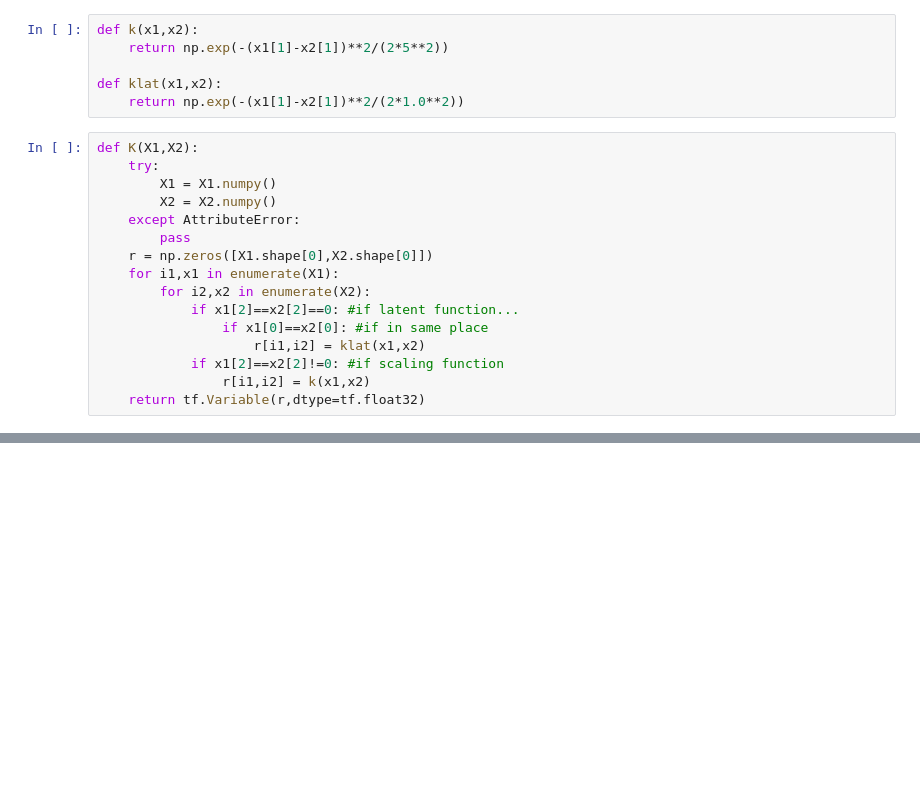
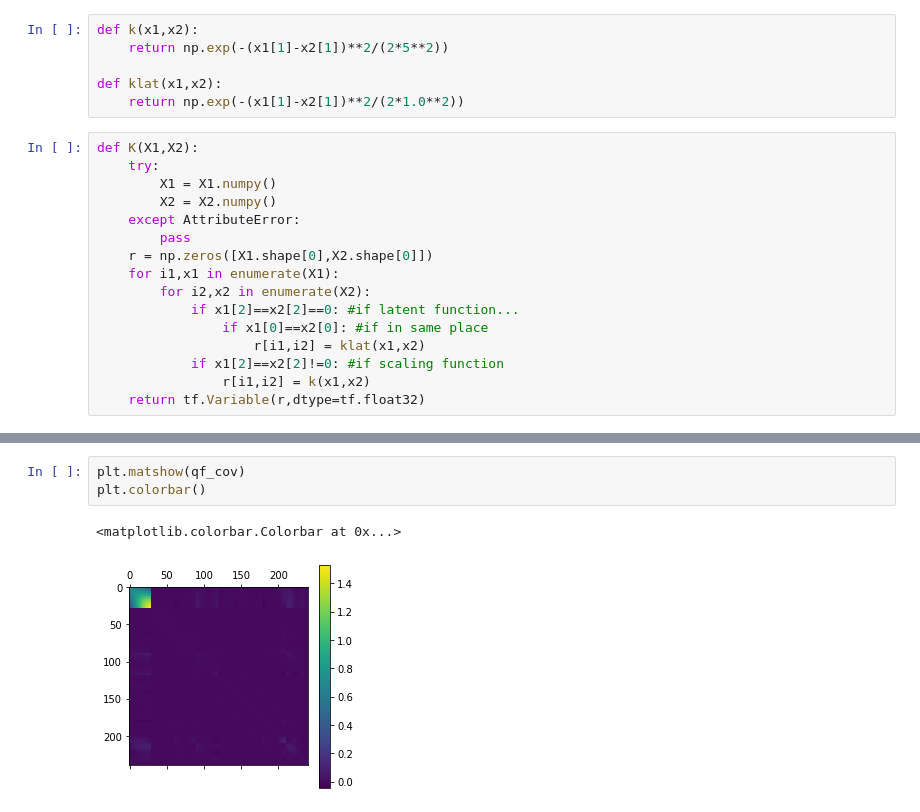
Before and after one commit to lionfish0/experimentation, a Jupyter notebook: VI From math to code-Done-different kernels.ipynb, the cells around one changed output, grey strips where cells are left out. Drawn from its saved outputs; the diff is of its cells as text; blank space fills up the shorter version.

```diff
--- a/VI From math to code-Done-different kernels.ipynb
+++ b/VI From math to code-Done-different kernels.ipynb
@@ -211 +226,7 @@ plt.plot(mu.numpy())
+# %%
+plt.matshow(qf_cov)
+plt.colorbar()
+# %% [output]
+<matplotlib.colorbar.Colorbar at 0x...>
+[figure, added]
 # %%
```
Also changed, not shown: parts of 11 cells of this notebook.
